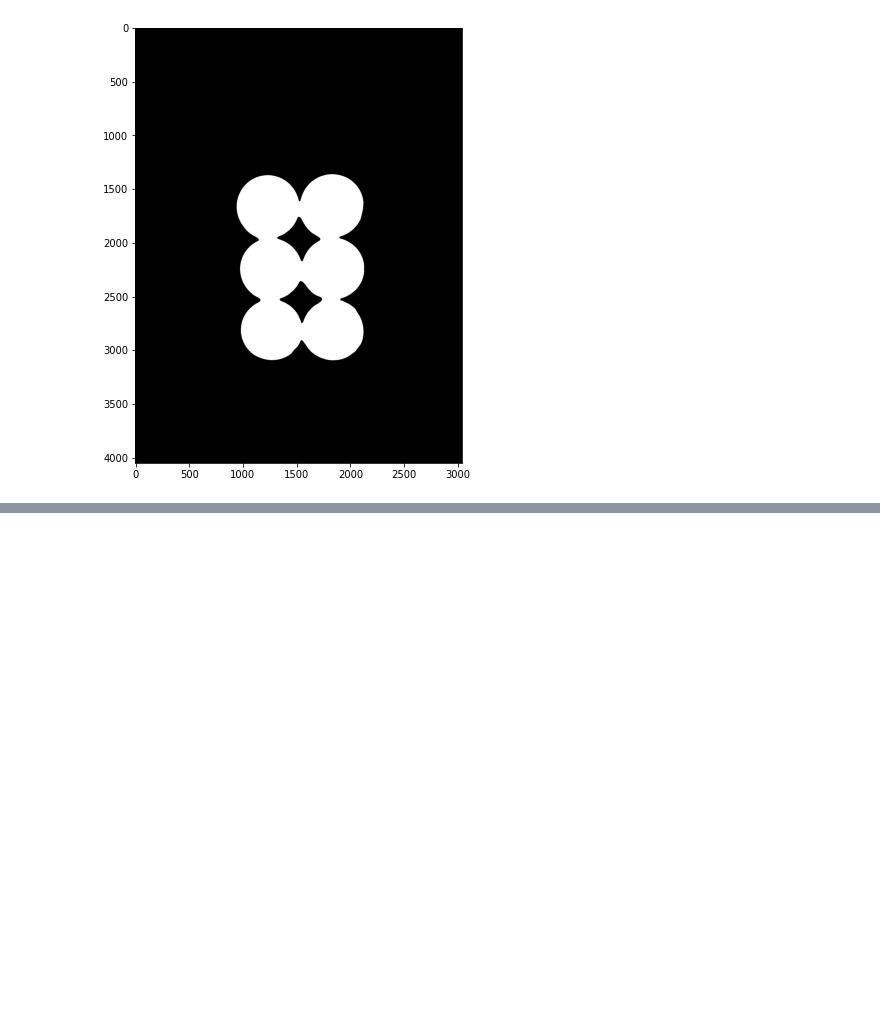
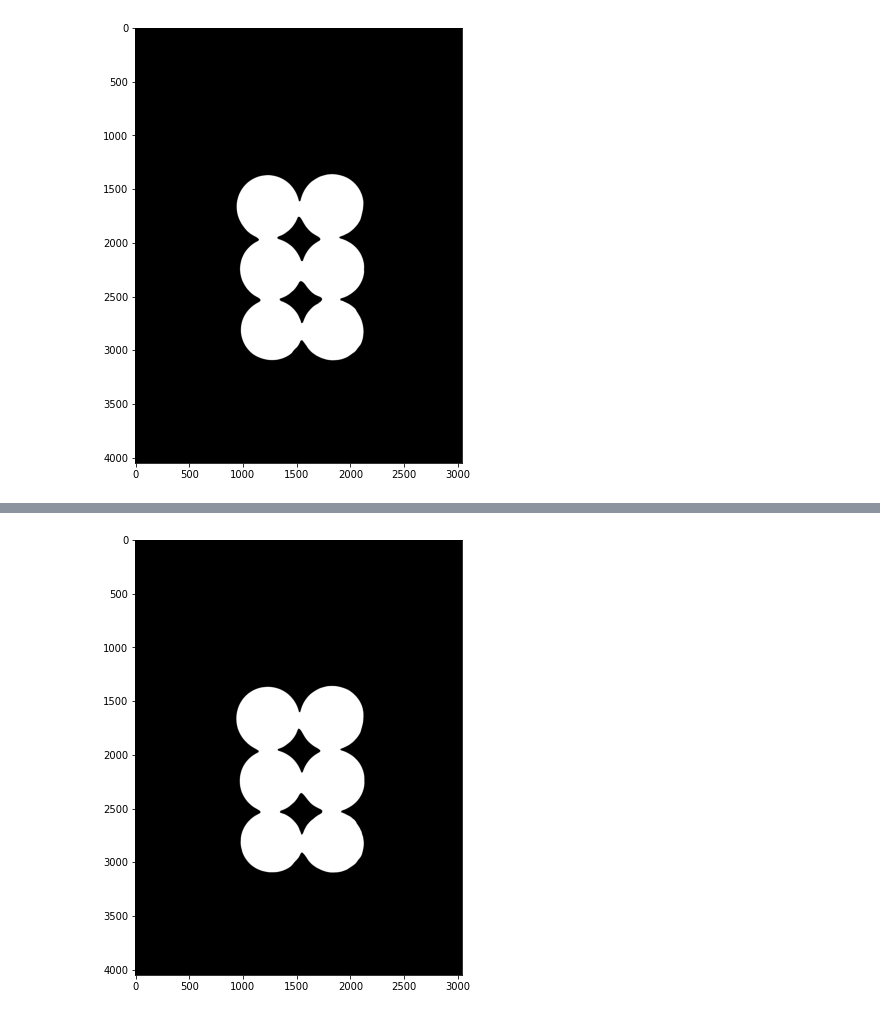
Before and after one commit to kriti-ixix/ai-1030, a Jupyter notebook: computer vision/watershed algorithm.ipynb, the cells around one changed output, grey strips where cells are left out. Drawn from its saved outputs; the diff is of its cells as text; code cells hidden in the pictures; blank space fills up the shorter version.

```diff
--- a/computer vision/watershed algorithm.ipynb
+++ b/computer vision/watershed algorithm.ipynb
@@ -30,0 +67,5 @@ display(thresh_img, 'gray')
+# %%
+sure_bg = cv2.dilate(opening, kernel, iterations=3)
+display(sure_bg, 'gray')
+# %% [output]
+[figure, added]
```
Also changed, not shown: parts of 14 cells of this notebook.
